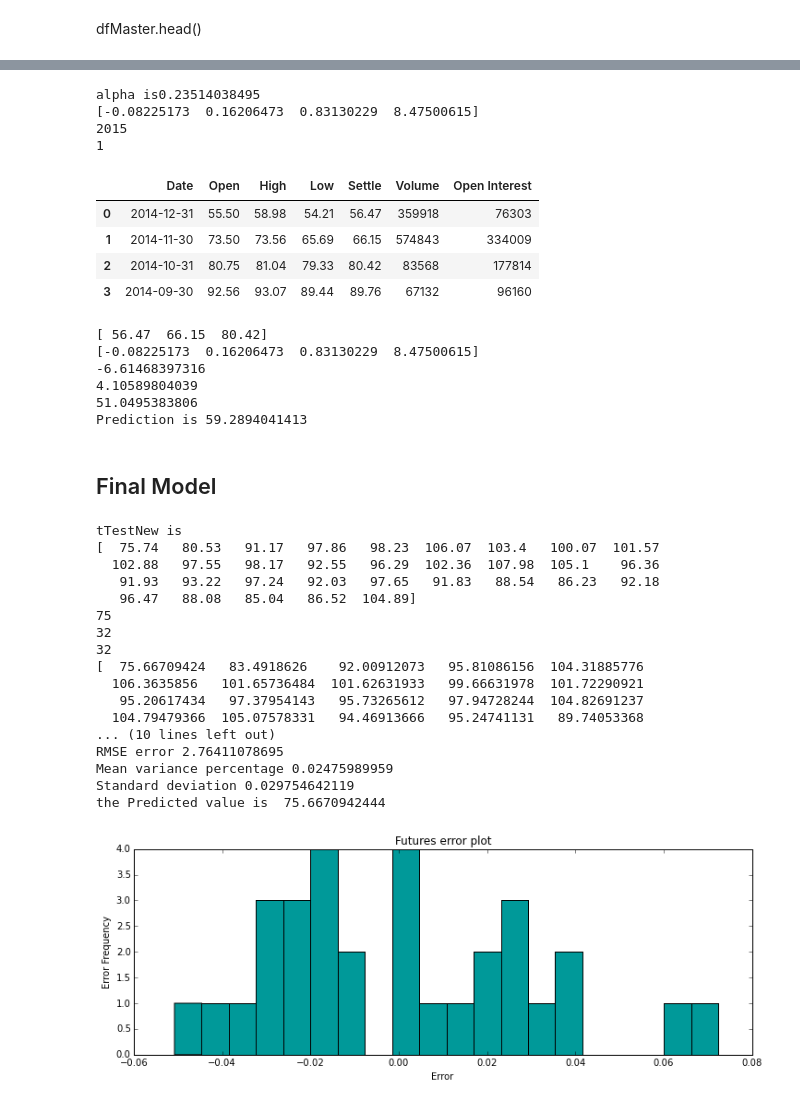
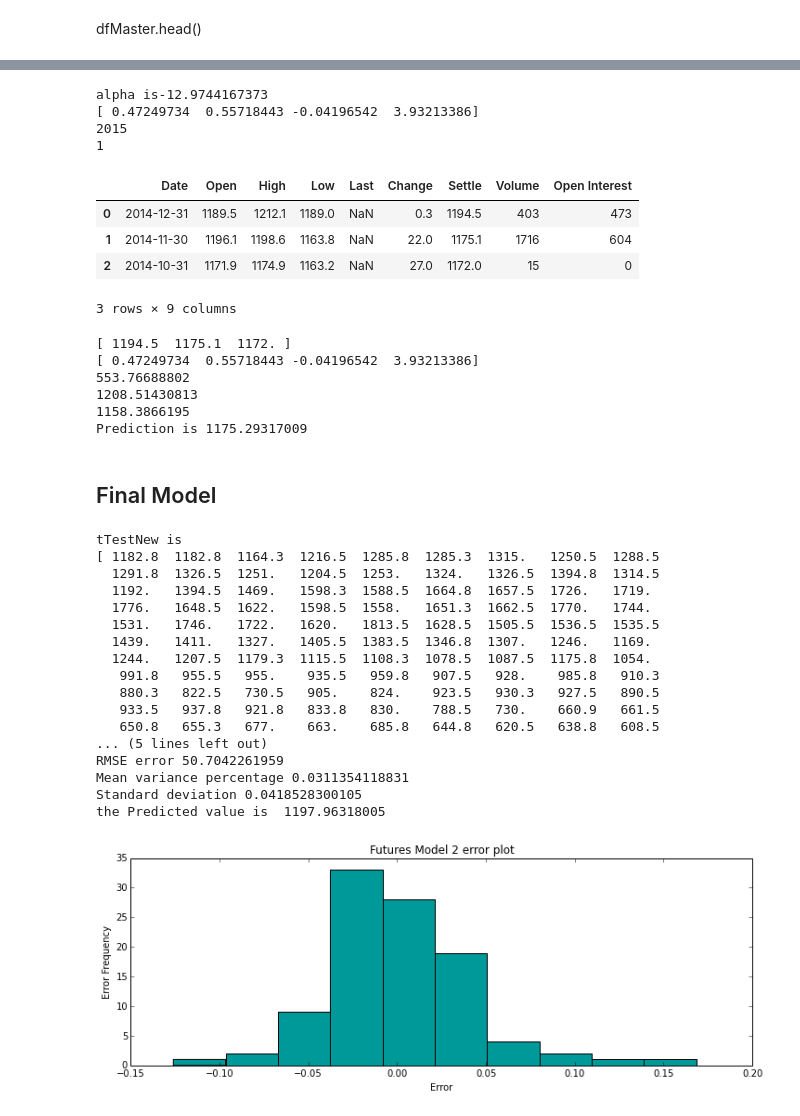
Before and after one commit to Sree-vathsan/CSE591-Data-Science-Project, a Jupyter notebook: FuturesContracts.ipynb, the cells around one changed output, grey strips where cells are left out. Drawn from its saved outputs; the diff is of its cells as text; code cells hidden in the pictures.

Commit message:
futures changes

```diff
--- a/FuturesContracts.ipynb
+++ b/FuturesContracts.ipynb
@@ -66,7 +67,7 @@ dfMaster
 # %%
 #Load the dfMaster directly
 #dfMaster = pd.read_csv("https://raw.githubusercontent.com/Sree-vathsan/CSE591-Data-Science-Project/master/data/FuturesMasterOil.csv")
-commodity = 0 #0 for Oil and 1 for Gold
+commodity = 1 #0 for Oil and 1 for Gold
 if (commodity == 0):
     dfMaster = pd.read_csv("data/FuturesMasterOil.csv")
 else:
@@ -232,8 +234,8 @@ reqMon = (reqMon + 1)%12
 print(reqYear)
 print(reqMon)
 # %% [output]
-alpha is0.23514038495
-[-0.08225173  0.16206473  0.83130229  8.47500615]
+alpha is-12.9744167373
+[ 0.47249734  0.55718443 -0.04196542  3.93213386]
 2015
 1
 # %%
@@ -247,29 +249,29 @@ url = 'https://www.quandl.com/api/v1/datasets/'+fileName+'?collapse=monthly&auth
 dfPred = pd.read_csv(url)
 dfPred[:4]
 # %% [output]
-|  | Date | Open | High | Low | Settle | Volume | Open Interest |
-| 0 | 2014-12-31 | 55.50 | 58.98 | 54.21 | 56.47 | 359918 | 76303 |
-| 1 | 2014-11-30 | 73.50 | 73.56 | 65.69 | 66.15 | 574843 | 334009 |
-| 2 | 2014-10-31 | 80.75 | 81.04 | 79.33 | 80.42 | 83568 | 177814 |
-| 3 | 2014-09-30 | 92.56 | 93.07 | 89.44 | 89.76 | 67132 | 96160 |
+|  | Date | Open | High | Low | Last | Change | Settle | Volume | Open Interest |
+| 0 | 2014-12-31 | 1189.5 | 1212.1 | 1189.0 | NaN | 0.3 | 1194.5 | 403 | 473 |
+| 1 | 2014-11-30 | 1196.1 | 1198.6 | 1163.8 | NaN | 22.0 | 1175.1 | 1716 | 604 |
+| 2 | 2014-10-31 | 1171.9 | 1174.9 | 1163.2 | NaN | 27.0 | 1172.0 | 15 | 0 |
+3 rows × 9 columns
 # %%
 xTestPred = np.array(dfPred[:3]['Settle'])
 print(xTestPred)
 predVal = 0
 print(coeffs)
-for i in arange(0,len(xTestPred),1):
+for i in range(0,len(xTestPred),1):
     predVal += (coeffs[i] * xTestPred[len(xTestPred)-1-i])
     print(predVal)
 predVal += coeffs[len(coeffs)-1]
 predVal = (predVal-alpha)
 print("Prediction is "+str(predVal))
 # %% [output]
-[ 56.47  66.15  80.42]
-[-0.08225173  0.16206473  0.83130229  8.47500615]
--6.61468397316
-4.10589804039
-51.0495383806
-Prediction is 59.2894041413
+[ 1194.5  1175.1  1172. ]
+[ 0.47249734  0.55718443 -0.04196542  3.93213386]
+553.76688802
+1208.51430813
+1158.3866195
+Prediction is 1175.29317009
 # %% [markdown]
 ## Final Model
 # %%
@@ -344,52 +346,52 @@ print (len(yTestNew))
 predVal = yPredNew[0]
 newlen = len(yPredNew)-1
 yPredNew = yPredNew[0:newlen]
 errPredy = errPredy[0:newlen]
 yTestNew = yTestNew[0:newlen]
 
 yErr=yPredNew-yTestNew
 beta=np.mean(yErr)
 yPredNew=yPredNew-beta
 yErr=yPredNew-yTestNew
 
-print (yPredNew)
+#print (yPredNew)
 #yErr[13]=0
 #yPredNew[13]=yTestNew[13]
 #yErr[99]=0
 #yPredNew[99]=yTestNew[99]
-print (yErr/yTestNew)
+#print (yErr/yTestNew)
 errRMSE=np.sqrt(mean_squared_error(yPredNew,yTestNew))
 errABS=np.absolute(yErr)
 errVar=(errABS/yTestNew)
 
 #print (errPredy/yTest)
 print ("Mean Absolute error",np.mean(errABS))
 print ("RMSE error",errRMSE)
 print ("Mean variance percentage",np.mean(errVar))
 print ("Standard deviation",np.std(yErr/yTestNew))
-print("the Predicted value is ",yPredNew[0])
-plot(yErr/yTestNew,'g',20,"Futures error plot")
+print ("the Predicted value is ",yPredNew[0])
+plot(yErr/yTestNew,'g',10,"Futures Model 2 error plot")
 
 for i in range(0,len(yErr)):
     if (np.absolute(yErr[i])/yTestNew[i]>0.8):
         print (i)
 # %% [output]
 tTestNew is
-[  75.74   80.53   91.17   97.86   98.23  106.07  103.4   100.07  101.57
-  102.88   97.55   98.17   92.55   96.29  102.36  107.98  105.1    96.36
-   91.93   93.22   97.24   92.03   97.65   91.83   88.54   86.23   92.18
-   96.47   88.08   85.04   86.52  104.89]
-75
-32
-32
-[  75.66709424   83.4918626    92.00912073   95.81086156  104.31885776
-  106.3635856   101.65736484  101.62631933   99.66631978  101.72290921
-   95.20617434   97.37954143   95.73265612   97.94728244  104.82691237
-  104.79479366  105.07578331   94.46913666   95.24741131   89.74053368
-... (10 lines left out)
-RMSE error 2.76411078695
-Mean variance percentage 0.02475989959
-Standard deviation 0.029754642119
-the Predicted value is  75.6670942444
+[ 1182.8  1182.8  1164.3  1216.5  1285.8  1285.3  1315.   1250.5  1288.5
+  1291.8  1326.5  1251.   1204.5  1253.   1324.   1326.5  1394.8  1314.5
+  1192.   1394.5  1469.   1598.3  1588.5  1664.8  1657.5  1726.   1719.
+  1776.   1648.5  1622.   1598.5  1558.   1651.3  1662.5  1770.   1744.
+  1531.   1746.   1722.   1620.   1813.5  1628.5  1505.5  1536.5  1535.5
+  1439.   1411.   1327.   1405.5  1383.5  1346.8  1307.   1246.   1169.
+  1244.   1207.5  1179.3  1115.5  1108.3  1078.5  1087.5  1175.8  1054.
+   991.8   955.5   955.    935.5   959.8   907.5   928.    985.8   910.3
+   880.3   822.5   730.5   905.    824.    923.5   930.3   927.5   890.5
+   933.5   937.8   921.8   833.8   830.    788.5   730.    660.9   661.5
+   650.8   655.3   677.    663.    685.8   644.8   620.5   638.8   608.5
+... (5 lines left out)
+RMSE error 50.7042261959
+Mean variance percentage 0.0311354118831
+Standard deviation 0.0418528300105
+the Predicted value is  1197.96318005
-[figure, old version]
+[figure, new version]
 # %%
```
Also changed, not shown: parts of 5 cells of this notebook.
